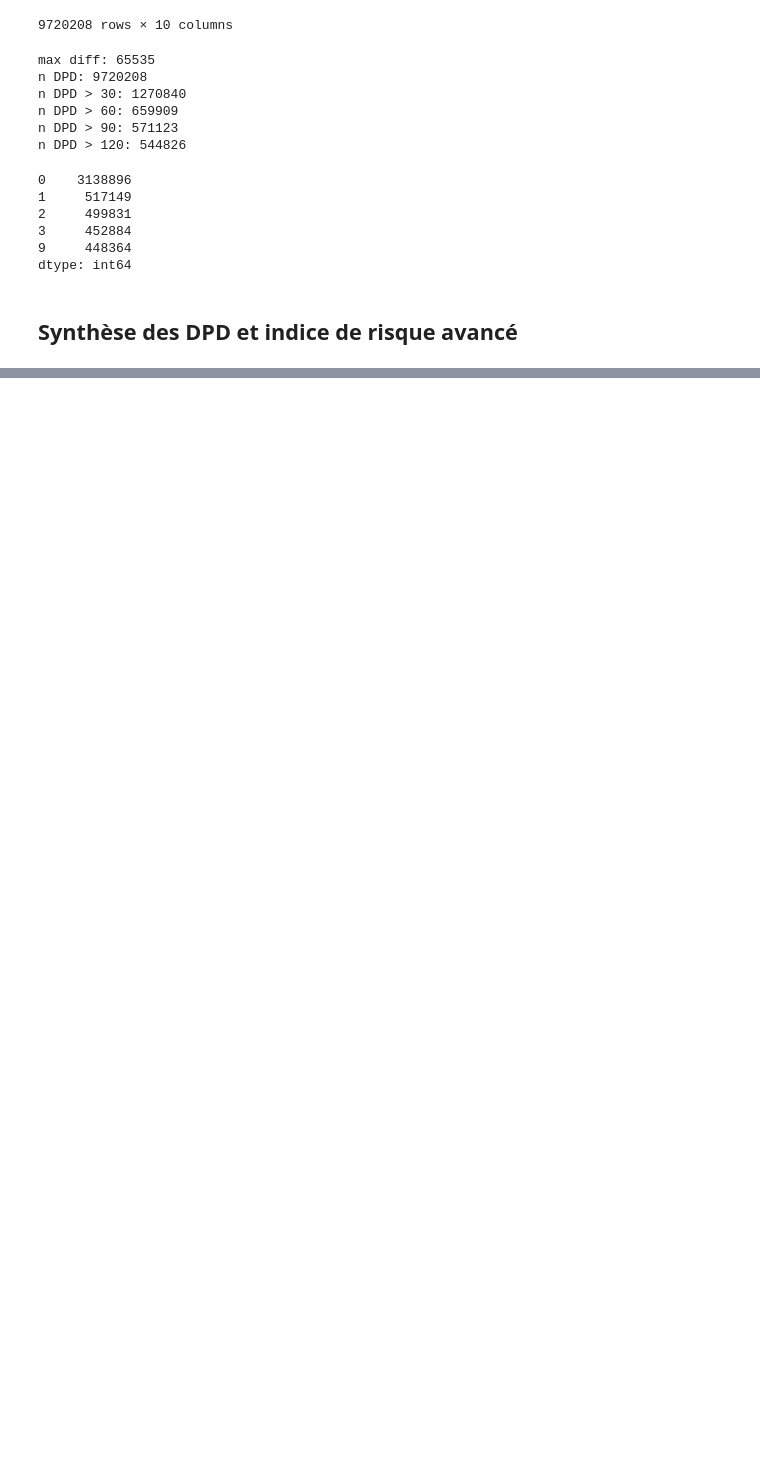
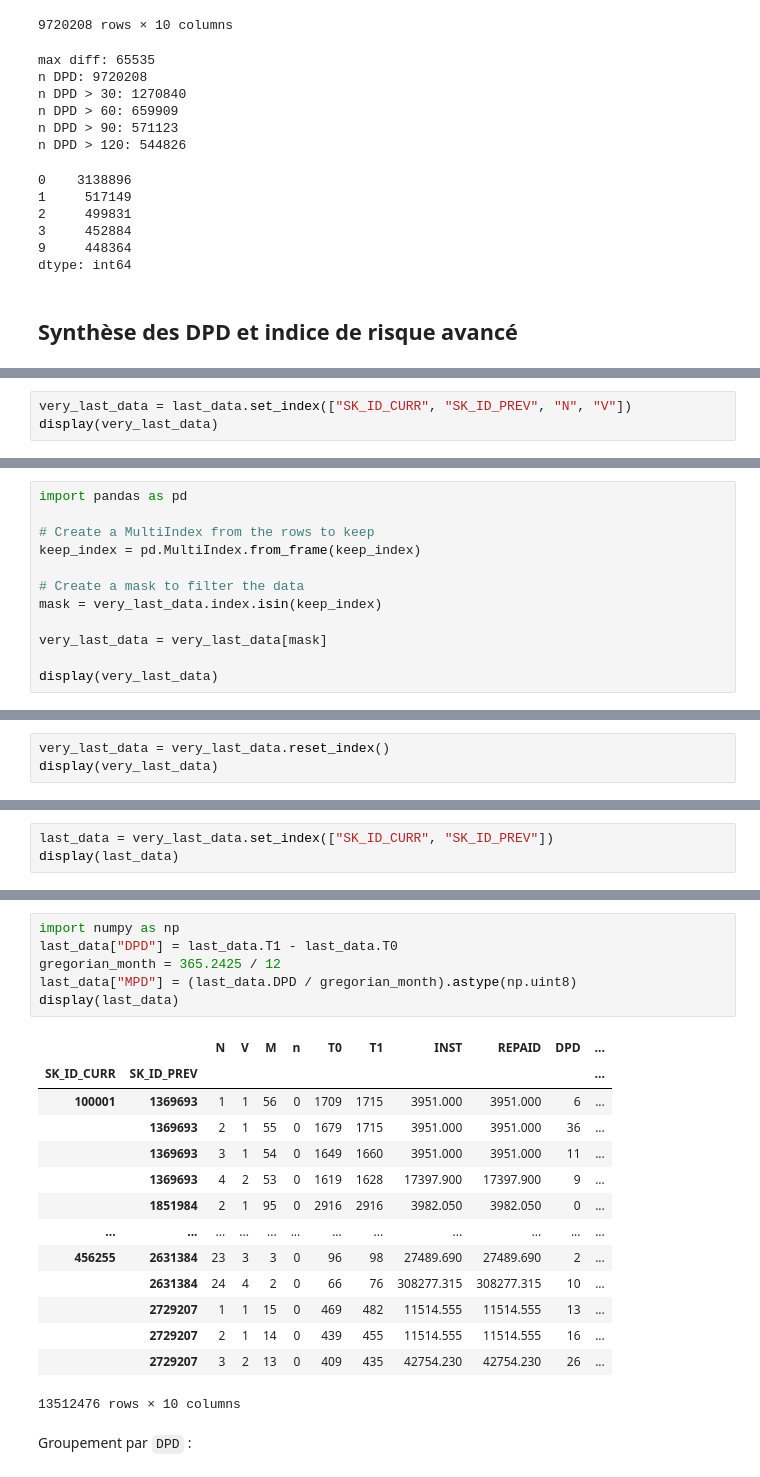
Before and after one commit to Franck-PepperLabs/pepper_credit_scoring_tool, a Jupyter notebook: notebooks/feature_engineering/assert/assert.ipynb, the cells around one changed output, grey strips where cells are left out. Saved outputs shown, nothing was run; the diff lists cells and outputs as text; blank space fills up the shorter version.

Commit message:
Finalization of the Expected DPD (Inst. Payments).

```diff
--- a/notebooks/feature_engineering/assert/assert.ipynb
+++ b/notebooks/feature_engineering/assert/assert.ipynb
@@ -3665,0 +4334,3 @@ Pour un client donné, tous prêts confondus, il suffit de procéder de la même
+# %%
+very_last_data = last_data.set_index(["SK_ID_CURR", "SK_ID_PREV", "N", "V"])
+display(very_last_data)
@@ -3665,0 +4352,12 @@ Pour un client donné, tous prêts confondus, il suffit de procéder de la même
+# %%
+import pandas as pd
+
+# Create a MultiIndex from the rows to keep
+keep_index = pd.MultiIndex.from_frame(keep_index)
+
+# Create a mask to filter the data
+mask = very_last_data.index.isin(keep_index)
+
+very_last_data = very_last_data[mask]
+
+display(very_last_data)
@@ -3665,0 +4379,3 @@ Pour un client donné, tous prêts confondus, il suffit de procéder de la même
+# %%
+very_last_data = very_last_data.reset_index()
+display(very_last_data)
@@ -3665,0 +4434,3 @@ Pour un client donné, tous prêts confondus, il suffit de procéder de la même
+# %%
+last_data = very_last_data.set_index(["SK_ID_CURR", "SK_ID_PREV"])
+display(last_data)
@@ -3665,0 +4452,23 @@ Pour un client donné, tous prêts confondus, il suffit de procéder de la même
+# %%
+import numpy as np
+last_data["DPD"] = last_data.T1 - last_data.T0
+gregorian_month = 365.2425 / 12
+last_data["MPD"] = (last_data.DPD / gregorian_month).astype(np.uint8)
+display(last_data)
+# %% [output]
+|  |  | N | V | M | n | T0 | T1 | INST | REPAID | DPD | ... |
+| SK_ID_CURR | SK_ID_PREV |  |  |  |  |  |  |  |  |  | ... |
+| 100001 | 1369693 | 1 | 1 | 56 | 0 | 1709 | 1715 | 3951.000 | 3951.000 | 6 | ... |
+|  | 1369693 | 2 | 1 | 55 | 0 | 1679 | 1715 | 3951.000 | 3951.000 | 36 | ... |
+|  | 1369693 | 3 | 1 | 54 | 0 | 1649 | 1660 | 3951.000 | 3951.000 | 11 | ... |
+|  | 1369693 | 4 | 2 | 53 | 0 | 1619 | 1628 | 17397.900 | 17397.900 | 9 | ... |
+|  | 1851984 | 2 | 1 | 95 | 0 | 2916 | 2916 | 3982.050 | 3982.050 | 0 | ... |
+| ... | ... | ... | ... | ... | ... | ... | ... | ... | ... | ... | ... |
+| 456255 | 2631384 | 23 | 3 | 3 | 0 | 96 | 98 | 27489.690 | 27489.690 | 2 | ... |
+|  | 2631384 | 24 | 4 | 2 | 0 | 66 | 76 | 308277.315 | 308277.315 | 10 | ... |
+|  | 2729207 | 1 | 1 | 15 | 0 | 469 | 482 | 11514.555 | 11514.555 | 13 | ... |
+|  | 2729207 | 2 | 1 | 14 | 0 | 439 | 455 | 11514.555 | 11514.555 | 16 | ... |
+|  | 2729207 | 3 | 2 | 13 | 0 | 409 | 435 | 42754.230 | 42754.230 | 26 | ... |
+13512476 rows × 10 columns
+# %% [markdown]
+Groupement par `DPD` :
```
Also changed, not shown: parts of 131 cells of this notebook, 10 other files.
